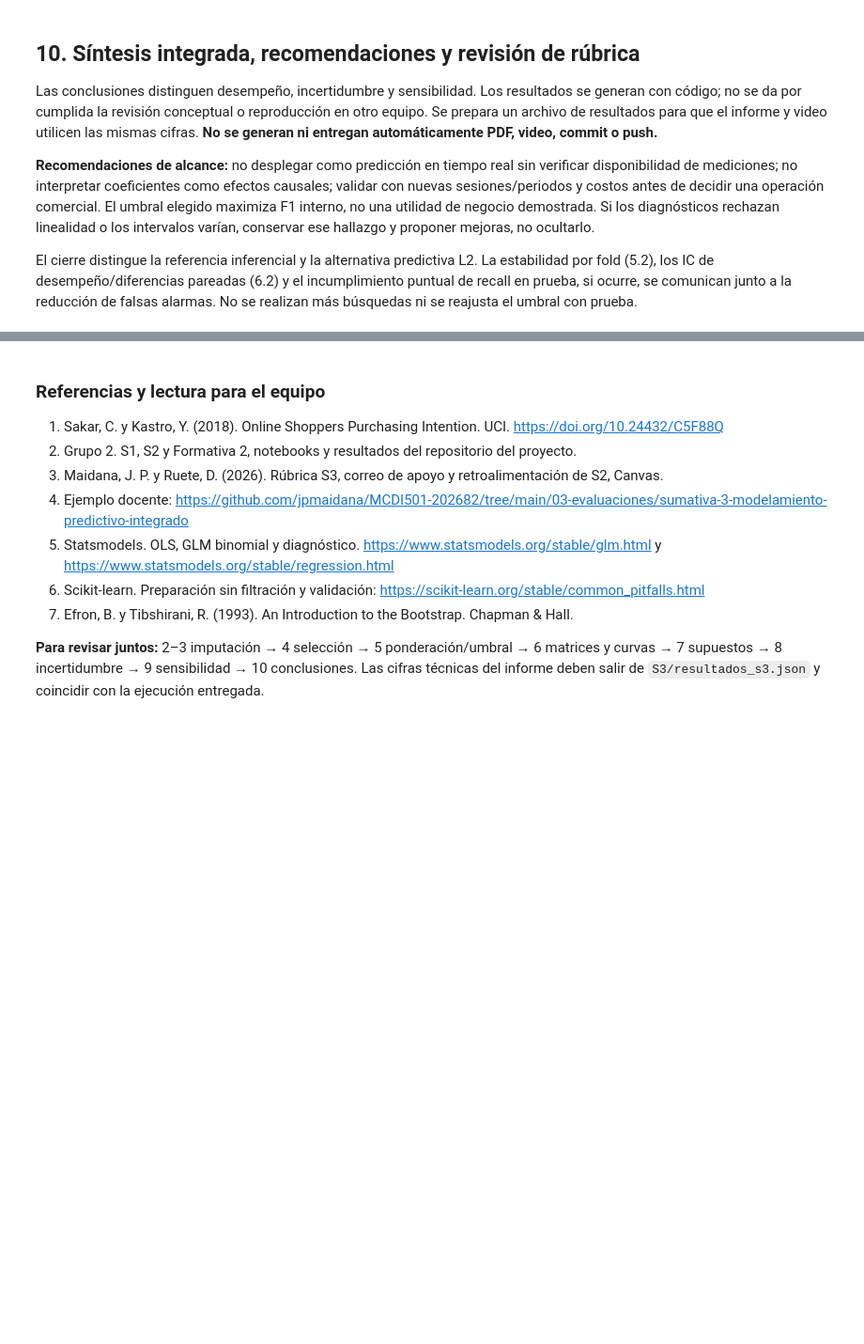
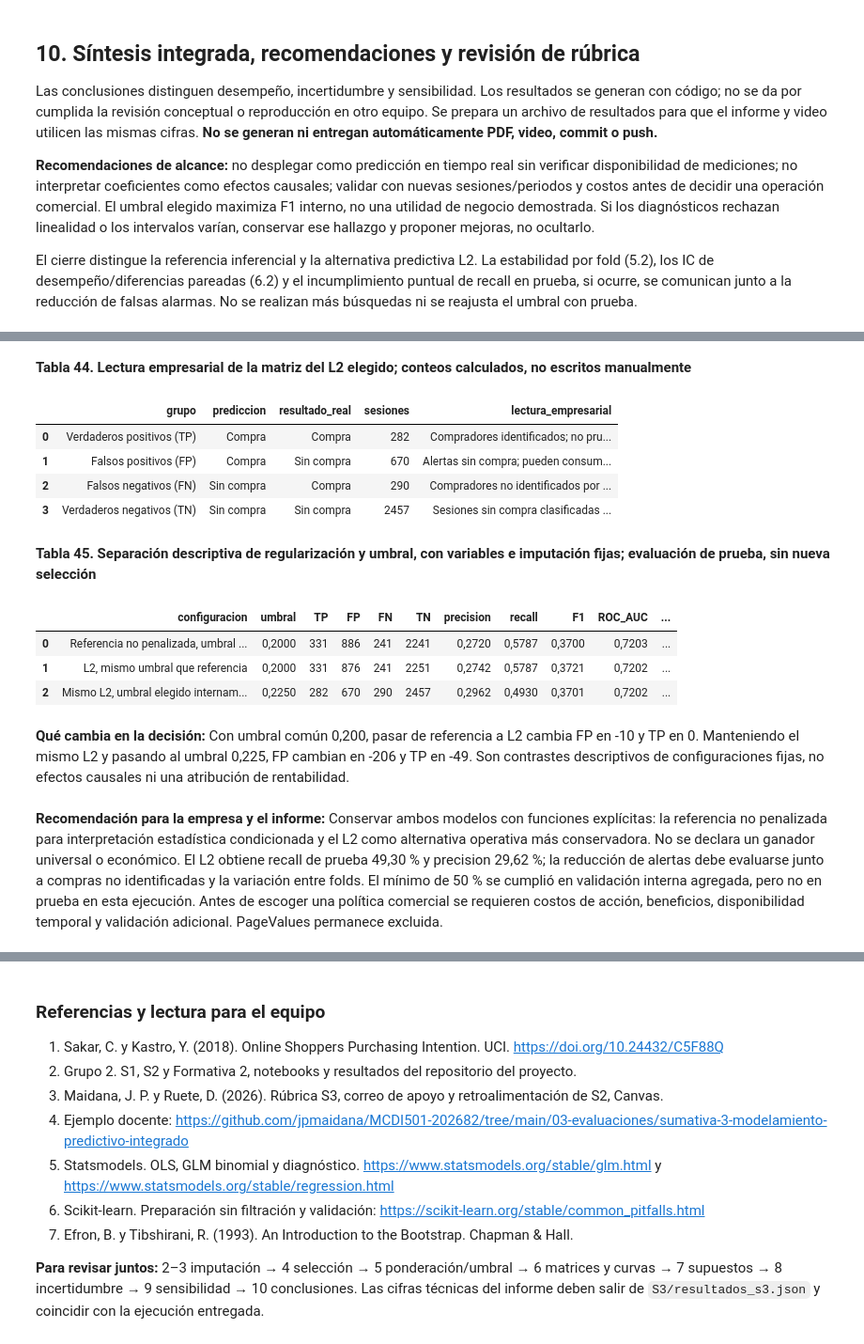
Before and after one commit to RenzoVilchez02/proyectoGrupo2, a Jupyter notebook: S3/Modelamiento_Integrado.ipynb, the cells around one changed output, grey strips where cells are left out. Shown at 94% size. Saved outputs shown, nothing was run; the diff lists cells and outputs as text; code cells hidden in the pictures; blank space fills up the shorter version.

```diff
--- a/S3/Modelamiento_Integrado.ipynb
+++ b/S3/Modelamiento_Integrado.ipynb
@@ -1725,3 +1762,70 @@ No se realizan más búsquedas ni se reajusta el umbral con prueba.
+# %%
+tabla_grupos_empresa=pd.DataFrame();tabla_empresa_umbral=pd.DataFrame();discusion_empresarial={}
+if GRID_MEJOR is not None:
+ tabla_grupos_empresa=pd.DataFrame([
+  {'grupo':'Verdaderos positivos (TP)','prediccion':'Compra','resultado_real':'Compra','sesiones':GRID_TEST['TP'],
+   'lectura_empresarial':'Compradores identificados; no prueba que requieran incentivos ni que el modelo cause la venta.'},
+  {'grupo':'Falsos positivos (FP)','prediccion':'Compra','resultado_real':'Sin compra','sesiones':GRID_TEST['FP'],
+   'lectura_empresarial':'Alertas sin compra; pueden consumir recursos si activan una acción. Su costo depende de esa acción.'},
+  {'grupo':'Falsos negativos (FN)','prediccion':'Sin compra','resultado_real':'Compra','sesiones':GRID_TEST['FN'],
+   'lectura_empresarial':'Compradores no identificados por el modelo. Compraron igualmente: no son ventas perdidas.'},
+  {'grupo':'Verdaderos negativos (TN)','prediccion':'Sin compra','resultado_real':'Sin compra','sesiones':GRID_TEST['TN'],
+   'lectura_empresarial':'Sesiones sin compra clasificadas correctamente; no prueba que una intervención jamás pudiera convertirlas.'}])
+ assert tabla_grupos_empresa.sesiones.sum()==len(YB)
+ tabla(tabla_grupos_empresa,'Lectura empresarial de la matriz del L2 elegido; conteos calculados, no escritos manualmente')
+ filas_empresa=[{'configuracion':'Referencia no penalizada, umbral de referencia',
+  **metricas(YB,PREDICCIONES[GANADOR,'Prueba'],UMBRAL)},
+  {'configuracion':'L2, mismo umbral que referencia',**metricas(YB,probs_grid_test,UMBRAL)},
+  {'configuracion':'Mismo L2, umbral elegido internamente',**metricas(YB,probs_grid_test,GRID_MEJOR['umbral'])}]
+ tabla_empresa_umbral=pd.DataFrame(filas_empresa)
+ tabla(tabla_empresa_umbral[['configuracion','umbral','TP','FP','FN','TN','precision','recall','F1','ROC_AUC','AP']],
+  'Separación descriptiva de regularización y umbral, con variables e imputación fijas; evaluación de prueba, sin nueva selección')
+ cambio_reg_fp=int(tabla_empresa_umbral.iloc[1].FP-tabla_empresa_umbral.iloc[0].FP)
+ cambio_reg_tp=int(tabla_empresa_umbral.iloc[1].TP-tabla_empresa_umbral.iloc[0].TP)
+ cambio_umbral_fp=int(tabla_empresa_umbral.iloc[2].FP-tabla_empresa_umbral.iloc[1].FP)
+ cambio_umbral_tp=int(tabla_empresa_umbral.iloc[2].TP-tabla_empresa_umbral.iloc[1].TP)
+ lectura_umbral=(
+  'Con umbral común '+numero(UMBRAL,3)+', pasar de referencia a L2 cambia FP en '+str(cambio_reg_fp)+
+  ' y TP en '+str(cambio_reg_tp)+'. Manteniendo el mismo L2 y pasando al umbral '+numero(GRID_MEJOR['umbral'],3)+
+  ', FP cambian en '+str(cambio_umbral_fp)+' y TP en '+str(cambio_umbral_tp)+
+  '. Son contrastes descriptivos de configuraciones fijas, no efectos causales ni una atribución de rentabilidad.')
+ display(Markdown('**Qué cambia en la decisión:** '+lectura_umbral))
+ conclusion_empresa=(
+  'Conservar ambos modelos con funciones explícitas: la referencia no penalizada para interpretación estadística '
+  'condicionada y el L2 como alternativa operativa más conservadora. No se declara un ganador universal o económico. '
+  'El L2 obtiene recall de prueba '+numero(100*GRID_TEST['recall'],2)+' % y precision '+numero(100*GRID_TEST['precision'],2)+
+  ' %; la reducción de alertas debe evaluarse junto a compras no identificadas y la variación entre folds. '
+  'El mínimo de 50 % se cumplió en validación interna agregada, pero no en prueba en esta ejecución. '
+  'Antes de escoger una política comercial se requieren costos de acción, beneficios, disponibilidad temporal '
+  'y validación adicional. PageValues permanece excluida.')
+ display(Markdown('**Recomendación para la empresa y el informe:** '+conclusion_empresa))
+ discusion_empresarial={'definicion_positivo':'Predicción de que la sesión termina en compra.',
+  'grupos_matriz_L2':records(tabla_grupos_empresa),'comparacion_regularizacion_umbral':records(tabla_empresa_umbral),
+  'cambio_regularizacion_mismo_umbral':{'FP':cambio_reg_fp,'TP':cambio_reg_tp},
+  'cambio_umbral_mismo_L2':{'FP':cambio_umbral_fp,'TP':cambio_umbral_tp},
+  'interpretacion_umbral':lectura_umbral,'recomendacion':conclusion_empresa,
+  'escenarios':[{'accion':'Atención comercial costosa','prioridad_posible':'Precision y control de falsas alarmas.',
+                'alcance':'Hipótesis ilustrativa sin costos observados; no decisión de rentabilidad.'},
+               {'accion':'Recomendación automática de costo bajo','prioridad_posible':'Recall, aceptando más falsas alarmas.',
+                'alcance':'Hipótesis ilustrativa; no prueba beneficio incremental de la recomendación.'}],
+  'limites':['FN no significa venta perdida: son compras observadas.',
+   'TP no significa venta causada por el modelo o por un incentivo.',
+   'Los IC de coeficientes no penalizados no son IC de coeficientes L2.',
+   'No se conoce utilidad económica ni beneficio causal de intervenir.']}
+# %% [output]
+**Tabla 44. Lectura empresarial de la matriz del L2 elegido; conteos calculados, no escritos manualmente**
+|  | grupo | prediccion | resultado_real | sesiones | lectura_empresarial |
+| 0 | Verdaderos positivos (TP) | Compra | Compra | 282 | Compradores identificados; no pru... |
+| 1 | Falsos positivos (FP) | Compra | Sin compra | 670 | Alertas sin compra; pueden consum... |
+| 2 | Falsos negativos (FN) | Sin compra | Compra | 290 | Compradores no identificados por ... |
+| 3 | Verdaderos negativos (TN) | Sin compra | Sin compra | 2457 | Sesiones sin compra clasificadas ... |
+**Tabla 45. Separación descriptiva de regularización y umbral, con variables e imputación fijas; evaluación de prueba, sin nueva selección**
+|  | configuracion | umbral | TP | FP | FN | TN | precision | recall | F1 | ROC_AUC | ... |
+| 0 | Referencia no penalizada, umbral ... | 0,2000 | 331 | 886 | 241 | 2241 | 0,2720 | 0,5787 | 0,3700 | 0,7203 | ... |
+| 1 | L2, mismo umbral que referencia | 0,2000 | 331 | 876 | 241 | 2251 | 0,2742 | 0,5787 | 0,3721 | 0,7202 | ... |
+| 2 | Mismo L2, umbral elegido internam... | 0,2250 | 282 | 670 | 290 | 2457 | 0,2962 | 0,4930 | 0,3701 | 0,7202 | ... |
+**Qué cambia en la decisión:** Con umbral común 0,200, pasar de referencia a L2 cambia FP en -10 y TP en 0. Manteniendo el mismo L2 y pasando al umbral 0,225, FP cambian en -206 y TP en -49. Son contrastes descriptivos de configuraciones fijas, no efectos causales ni una atribución de rentabilidad.
+**Recomendación para la empresa y el informe:** Conservar ambos modelos con funciones explícitas: la referencia no penalizada para interpretación estadística condicionada y el L2 como alternativa operativa más conservadora. No se declara un ganador universal o económico. El L2 obtiene recall de prueba 49,30 % y precision 29,62 %; la reducción de alertas debe evaluarse junto a compras no identificadas y la variación entre folds. El mínimo de 50 % se cumplió en validación interna agregada, pero no en prueba en esta ejecución. Antes de escoger una política comercial se requieren costos de acción, beneficios, disponibilidad temporal y validación adicional. PageValues permanece excluida.
 # %%
 sintesis={
  'problema':'Clasificar sesiones con/sin compra a partir de navegación agregada, sin PageValues.',
```
Also changed, not shown: parts of 3 cells of this notebook, 2 other files.
